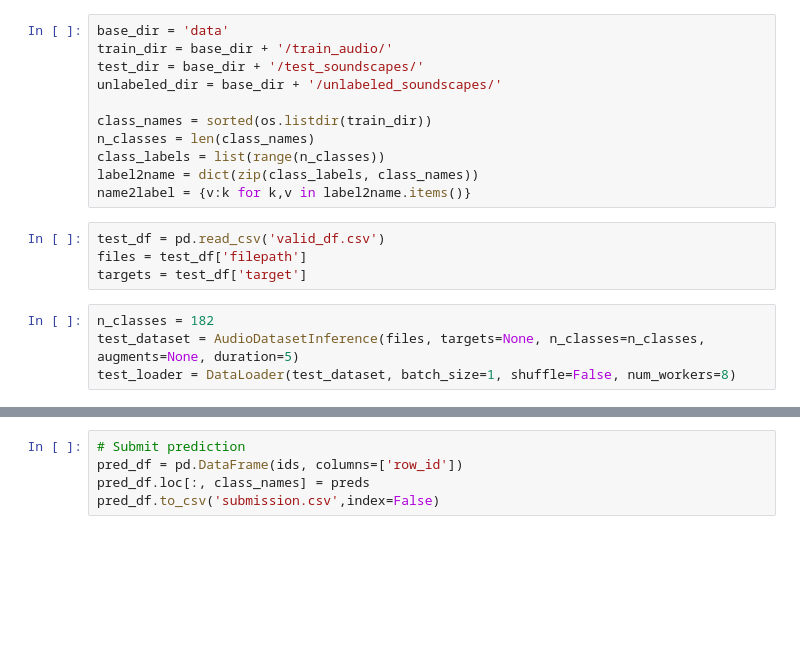
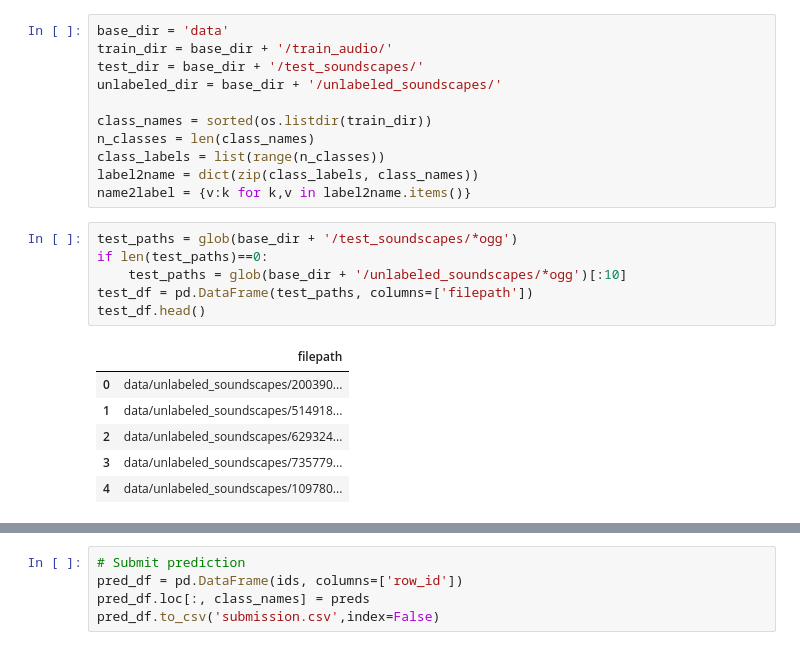
Before and after one commit to cvincent13/BirdCLEF2024-Kaggle, a Jupyter notebook: inference.ipynb, the cells around one changed output, grey strips where cells are left out. Saved outputs shown, nothing was run; the diff lists cells and outputs as text; blank space fills up the shorter version.

Commit message:
Inference and validation

```diff
--- a/inference.ipynb
+++ b/inference.ipynb
@@ -105,11 +137,16 @@ n_classes = len(class_names)
 class_labels = list(range(n_classes))
 label2name = dict(zip(class_labels, class_names))
 name2label = {v:k for k,v in label2name.items()}
-# %%
-test_df = pd.read_csv('valid_df.csv')
-files = test_df['filepath']
-targets = test_df['target']
-# %%
-n_classes = 182
-test_dataset = AudioDatasetInference(files, targets=None, n_classes=n_classes, augments=None, duration=5)
-test_loader = DataLoader(test_dataset, batch_size=1, shuffle=False, num_workers=8)
+# %%
+test_paths = glob(base_dir + '/test_soundscapes/*ogg')
+if len(test_paths)==0:
+    test_paths = glob(base_dir + '/unlabeled_soundscapes/*ogg')[:10]
+test_df = pd.DataFrame(test_paths, columns=['filepath'])
+test_df.head()
+# %% [output]
+|  | filepath |
+| 0 | data/unlabeled_soundscapes/200390... |
+| 1 | data/unlabeled_soundscapes/514918... |
+| 2 | data/unlabeled_soundscapes/629324... |
+| 3 | data/unlabeled_soundscapes/735779... |
+| 4 | data/unlabeled_soundscapes/109780... |
```
Also changed, not shown: parts of 11 cells of this notebook, 5 other files.
